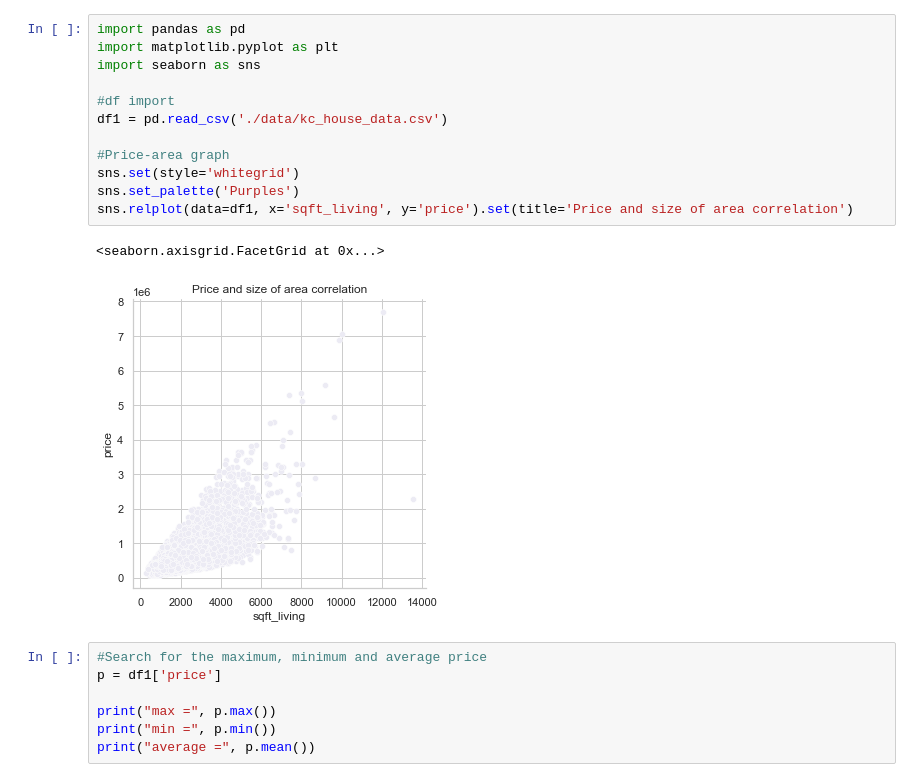
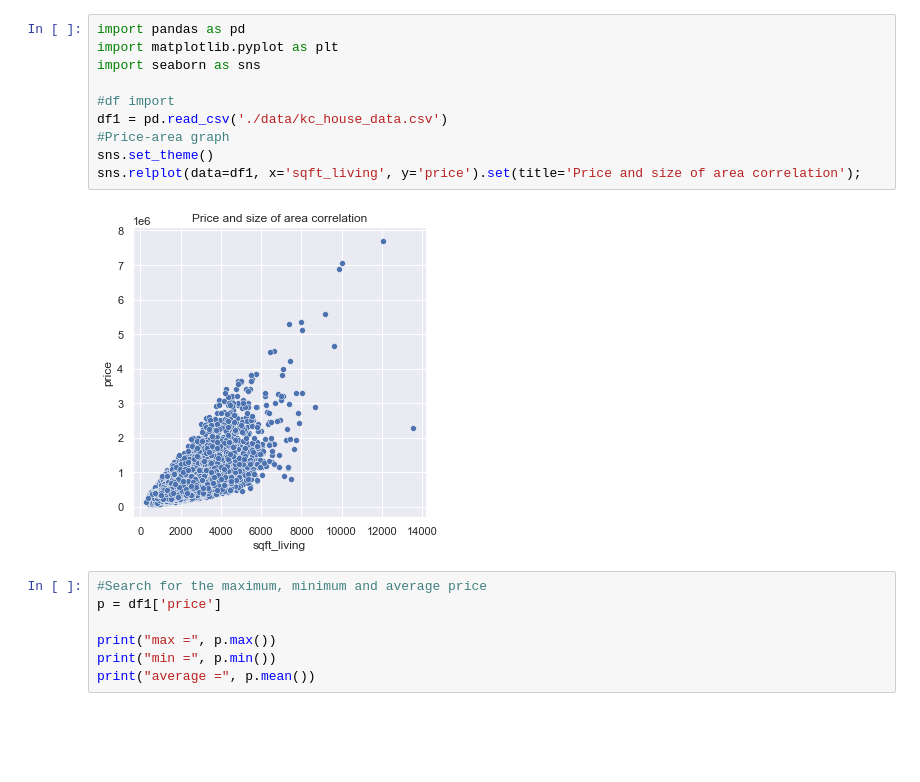
Before and after one commit to Arrinch/eda, a Jupyter notebook: homes.ipynb, the cells around one changed output. Saved outputs shown, nothing was run; the diff lists cells and outputs as text; blank space fills up the shorter version.

```diff
--- a/homes.ipynb
+++ b/homes.ipynb
@@ -1,18 +1,15 @@
 # %%
 import pandas as pd
 import matplotlib.pyplot as plt
 import seaborn as sns
 
 #df import
 df1 = pd.read_csv('./data/kc_house_data.csv')
-
 #Price-area graph
-sns.set(style='whitegrid')
-sns.set_palette('Purples')
-sns.relplot(data=df1, x='sqft_living', y='price').set(title='Price and size of area correlation')
+sns.set_theme()
+sns.relplot(data=df1, x='sqft_living', y='price').set(title='Price and size of area correlation');
 # %% [output]
-<seaborn.axisgrid.FacetGrid at 0x...>
-[figure, old version]
+[figure, new version]
 # %%
 #Search for the maximum, minimum and average price
 p = df1['price']
```
Also changed, not shown: parts of 3 cells of this notebook.
